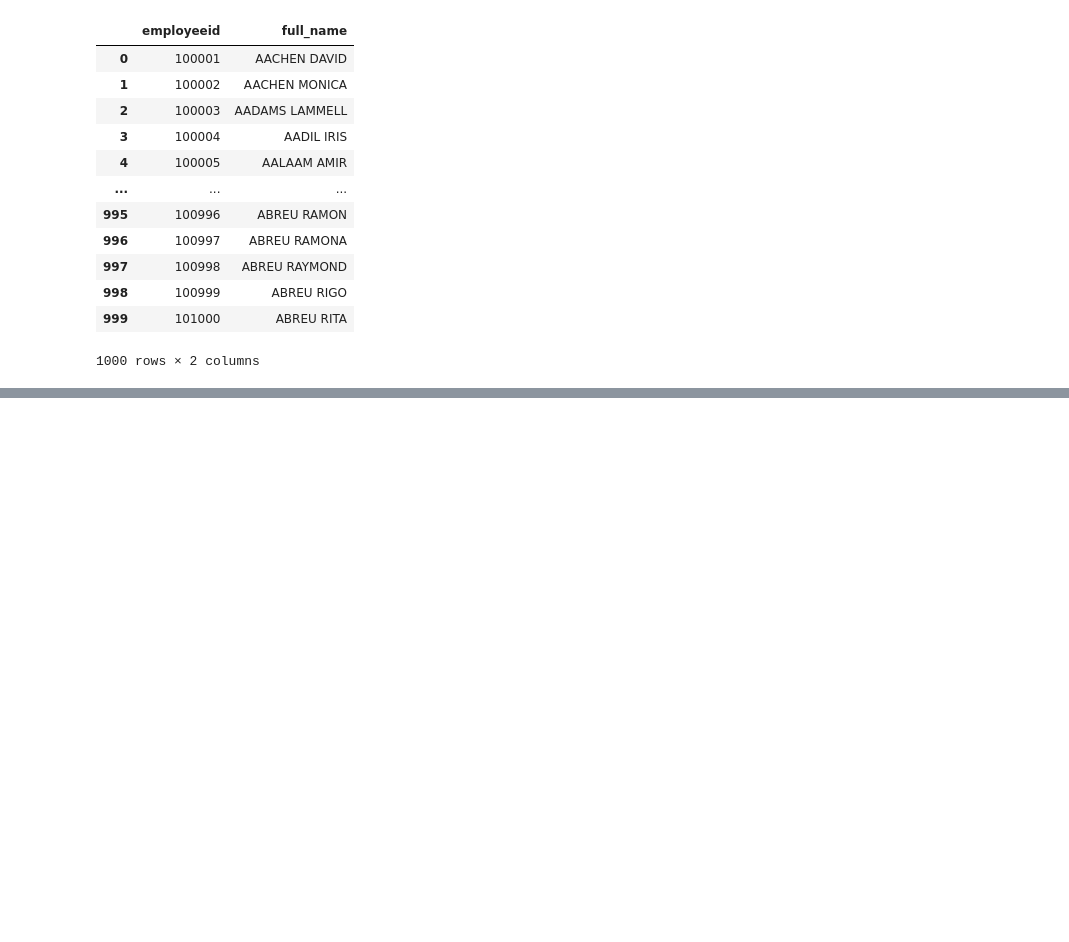
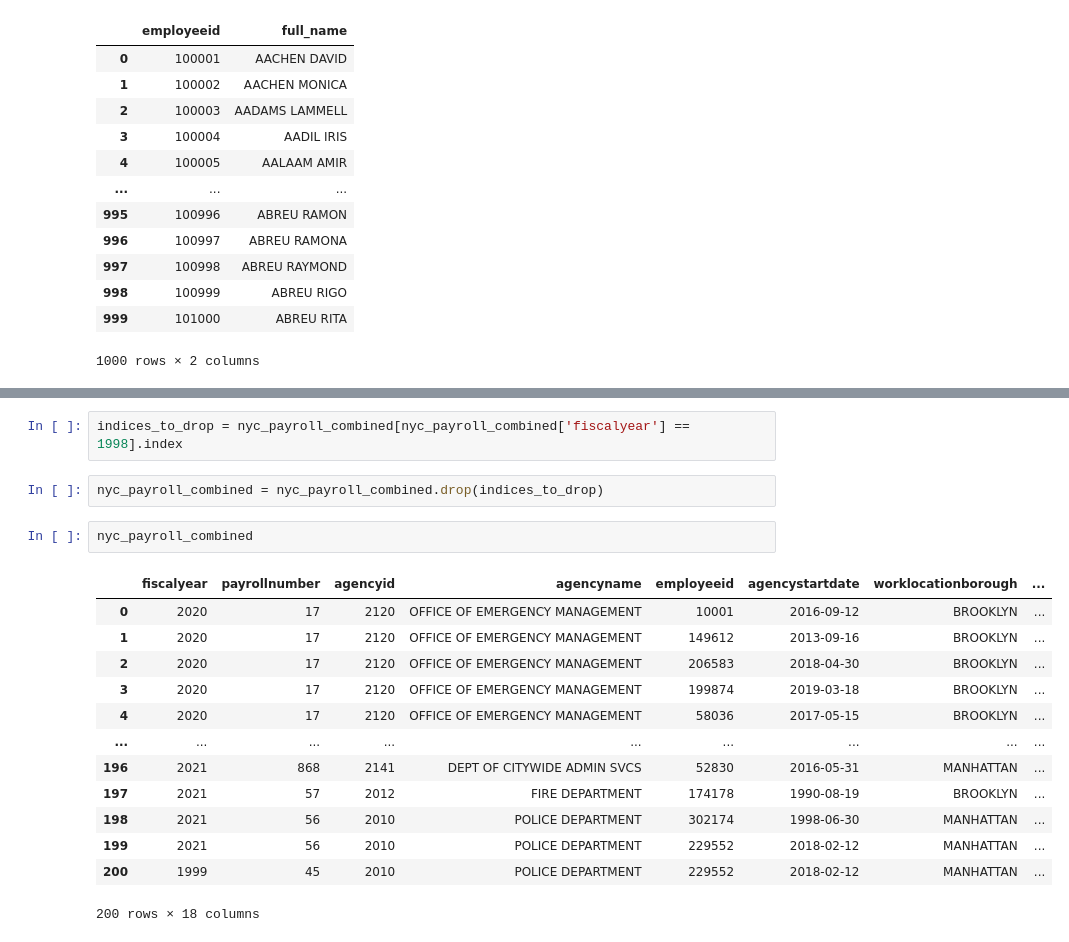
Before and after one commit to IONUOHA/Capstone-Project, a Jupyter notebook: capstone_project.ipynb, the cells around one changed output, grey strips where cells are left out. Drawn from its saved outputs; the diff is of its cells as text; blank space fills up the shorter version.

```diff
--- a/capstone_project.ipynb
+++ b/capstone_project.ipynb
@@ -591,0 +675,20 @@ df_emp
+# %%
+indices_to_drop = nyc_payroll_combined[nyc_payroll_combined['fiscalyear'] == 1998].index
+# %%
+nyc_payroll_combined = nyc_payroll_combined.drop(indices_to_drop)
+# %%
+nyc_payroll_combined
+# %% [output]
+|  | fiscalyear | payrollnumber | agencyid | agencyname | employeeid | agencystartdate | worklocationborough | ... |
+| 0 | 2020 | 17 | 2120 | OFFICE OF EMERGENCY MANAGEMENT | 10001 | 2016-09-12 | BROOKLYN | ... |
+| 1 | 2020 | 17 | 2120 | OFFICE OF EMERGENCY MANAGEMENT | 149612 | 2013-09-16 | BROOKLYN | ... |
+| 2 | 2020 | 17 | 2120 | OFFICE OF EMERGENCY MANAGEMENT | 206583 | 2018-04-30 | BROOKLYN | ... |
+| 3 | 2020 | 17 | 2120 | OFFICE OF EMERGENCY MANAGEMENT | 199874 | 2019-03-18 | BROOKLYN | ... |
+| 4 | 2020 | 17 | 2120 | OFFICE OF EMERGENCY MANAGEMENT | 58036 | 2017-05-15 | BROOKLYN | ... |
+| ... | ... | ... | ... | ... | ... | ... | ... | ... |
+| 196 | 2021 | 868 | 2141 | DEPT OF CITYWIDE ADMIN SVCS | 52830 | 2016-05-31 | MANHATTAN | ... |
+| 197 | 2021 | 57 | 2012 | FIRE DEPARTMENT | 174178 | 1990-08-19 | BROOKLYN | ... |
+| 198 | 2021 | 56 | 2010 | POLICE DEPARTMENT | 302174 | 1998-06-30 | MANHATTAN | ... |
+| 199 | 2021 | 56 | 2010 | POLICE DEPARTMENT | 229552 | 2018-02-12 | MANHATTAN | ... |
+| 200 | 1999 | 45 | 2010 | POLICE DEPARTMENT | 229552 | 2018-02-12 | MANHATTAN | ... |
+200 rows × 18 columns
```
Also changed, not shown: parts of 22 cells of this notebook, 1 other file.
